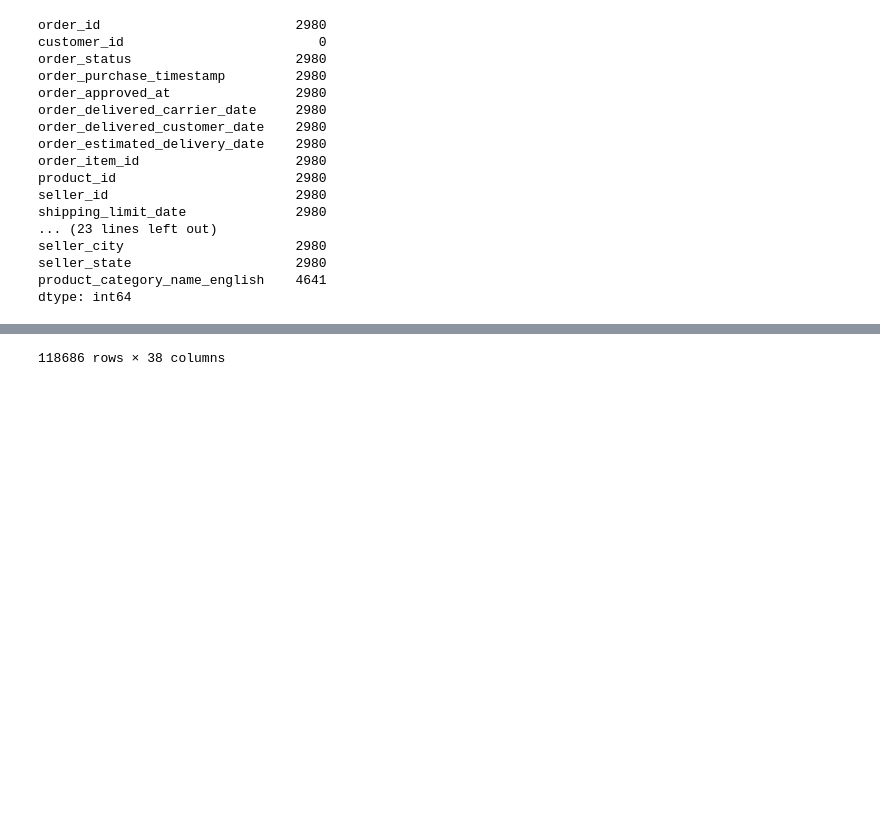
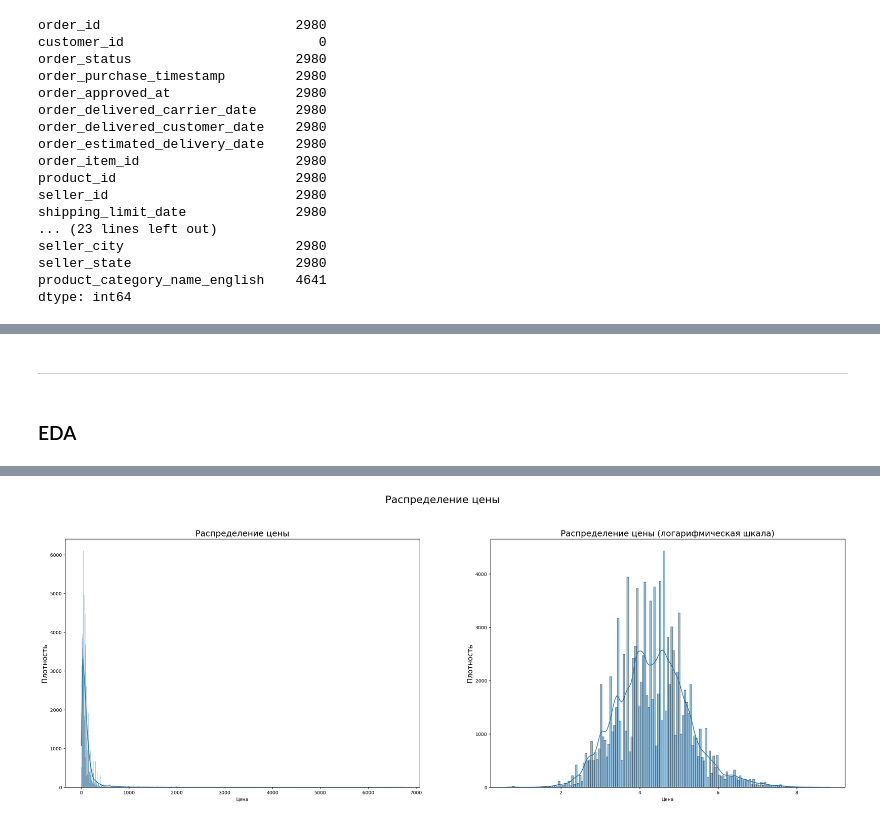
Before and after one commit to alexkondrashov7/-hackathon_2025_mipt, a Jupyter notebook: research/eda.ipynb, the cells around one changed output, grey strips where cells are left out. Saved outputs shown, nothing was run; the diff lists cells and outputs as text; code cells hidden in the pictures; blank space fills up the shorter version.

```diff
--- a/research/eda.ipynb
+++ b/research/eda.ipynb
@@ -91,3 +90,24 @@ dtype: int64
+# %% [markdown]
+---
+# %% [markdown]
+### EDA
 # %%
-data
+# Распределение цены
+fig, axes = plt.subplots(1, 2, figsize=(30, 10))
+
+plt.suptitle('Распределение цены', fontsize=22)
+
+graph_1 = sns.histplot(data['price'], ax=axes[0], kde=True)
+graph_1.set_title("Распределение цены", fontsize=18)
+graph_1.set_xlabel("Цена")
+graph_1.set_ylabel("Плотность", fontsize=15)
+
+
+graph_2 = sns.histplot(np.log(data['price']+1), ax=axes[1], kde=True) # +1 что бы не получать 0 под логарифмом
+graph_2.set_title("Распределение цены (логарифмическая шкала)", fontsize=18)
+graph_2.set_xlabel("Цена")
+graph_2.set_ylabel("Плотность", fontsize=15)
+plt.subplots_adjust(hspace=0.4, top=0.85)
+plt.savefig(f'./eda/price_distr.png')
+plt.show()
 # %% [output]
@@ -106 +114 @@ data
-118686 rows × 38 columns
+[figure, added]
```
Also changed, not shown: parts of 21 cells of this notebook, 7 other files.
